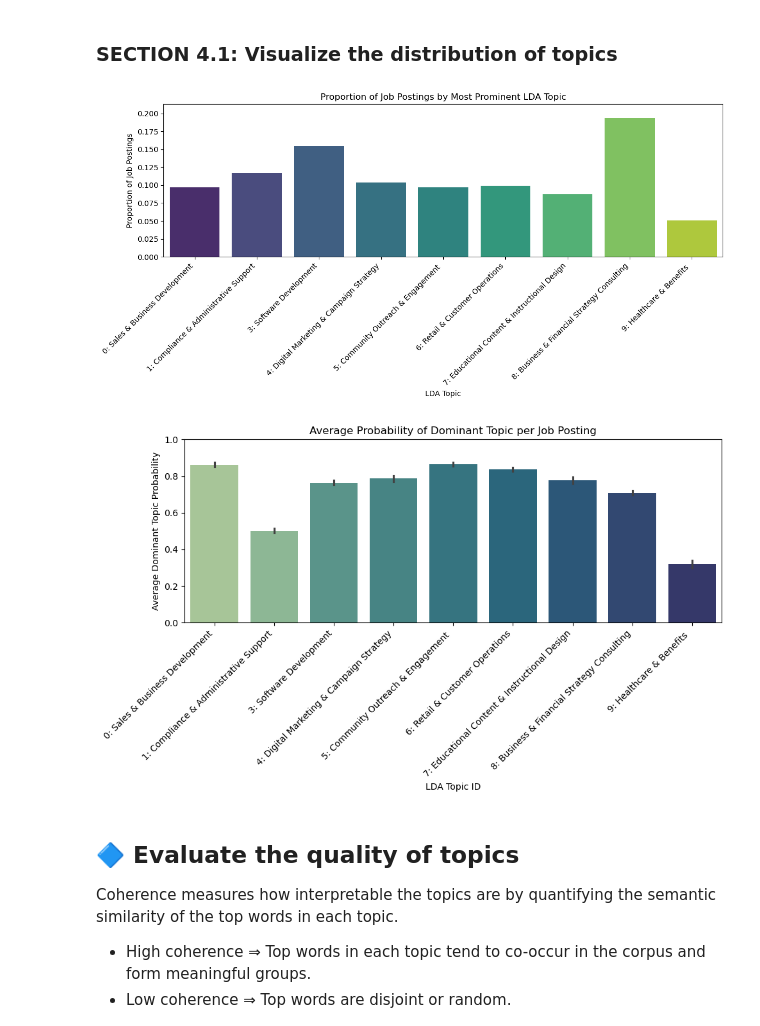
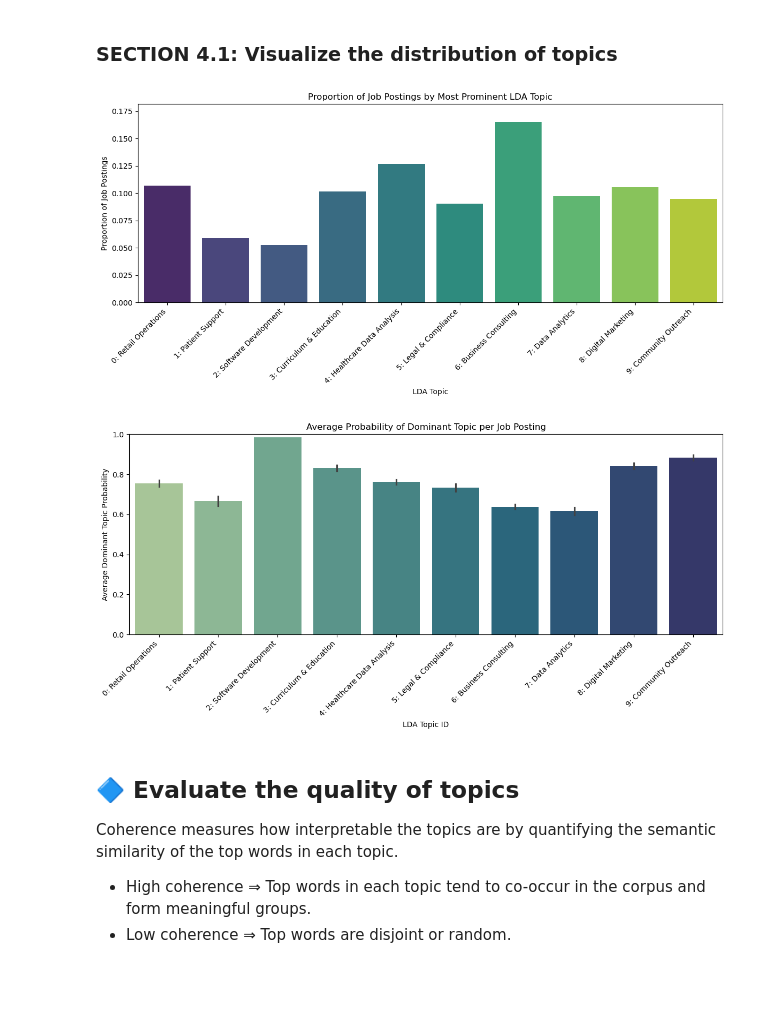
Before and after one commit to yukyungkoh/job-postings-data-project, a Jupyter notebook: 1_categorize-jobs/3_approach3-unsupervised.ipynb, the cells around one changed output. Saved outputs shown, nothing was run; the diff lists cells and outputs as text; code cells hidden in the pictures; blank space fills up the shorter version.

```diff
--- a/1_categorize-jobs/3_approach3-unsupervised.ipynb
+++ b/1_categorize-jobs/3_approach3-unsupervised.ipynb
@@ -573,23 +573,20 @@ import seaborn as sns
 
 # Define topic labels excluding topic 2
 topic_labels_filtered = {
-    0: "0: Sales & Business Development",
-    1: "1: Compliance & Administrative Support",
-    2: "2: Data Analytics & Visualization",
-    3: "3: Software Development",
-    4: "4: Digital Marketing & Campaign Strategy",
-    5: "5: Community Outreach & Engagement ",
-    6: "6: Retail & Customer Operations",
-    7: "7: Educational Content & Instructional Design",
-    8: "8: Business & Financial Strategy Consulting",
-    9: "9: Healthcare & Benefits ",
+    0: "0: Retail Operations",
+    1: "1: Patient Support",
+    2: "2: Software Development",
+    3: "3: Curriculum & Education",
+    4: "4: Healthcare Data Analysis",
+    5: "5: Legal & Compliance",
+    6: "6: Business Consulting",
+    7: "7: Data Analytics",
+    8: "8: Digital Marketing",
+    9: "9: Community Outreach",
 }
 
-# Filter out topic 2
-posting_filtered = posting_df[posting_df["lda_topic_1st"] != 2]
-
 # Count topic frequencies and normalize to proportions
-topic_counts = posting_filtered["lda_topic_1st"].value_counts(normalize=True).sort_index()
+topic_counts = posting_df["lda_topic_1st"].value_counts(normalize=True).sort_index()
 
 # Create DataFrame for plotting
 topic_df = topic_counts.reset_index()
@@ -598,7 +595,13 @@ topic_df["label"] = topic_df["topic_id"].map(topic_labels_filtered)
 
 # Plot
 plt.figure(figsize=(12, 6))
-sns.barplot(x="label", y="proportion", data=topic_df, palette="viridis",  hue="label", legend=False)
+sns.barplot(
+    x="label",
+    y="proportion",
+    data=topic_df,
+    palette="viridis",
+    hue="label",
+legend=False)
 
 plt.title("Proportion of Job Postings by Most Prominent LDA Topic")
 plt.xlabel("LDA Topic")
@@ -609,38 +612,38 @@ plt.ylim(0, topic_df["proportion"].max() * 1.1)
 plt.tight_layout()
 plt.show()
 # %% [output]
-[figure, old version]
+[figure, new version]
 # %%
 # --------------------------------------
 # Step 2: Average topic probability for the most dominant topics
 # --------------------------------------
-plt.figure(figsize=(10, 6))
+plt.figure(figsize=(12, 6))
 sns.barplot(
     x="lda_topic_1st",
     y="lda_topic_1st_prob",
-    data=posting_filtered,
+    data=posting_df,
     estimator='mean',
     palette="crest",
     hue="lda_topic_1st",
     legend=False
 )
 plt.title("Average Probability of Dominant Topic per Job Posting")
 plt.xlabel("LDA Topic ID")
 plt.ylabel("Average Dominant Topic Probability")
 plt.ylim(0, 1)
 
 # Sort x labels to match actual plotted categories
-sorted_topic_ids = sorted(posting_filtered["lda_topic_1st"].dropna().unique())
+sorted_topic_ids = sorted(posting_df["lda_topic_1st"].dropna().unique())
 plt.xticks(
     ticks=range(len(sorted_topic_ids)),
     labels=[topic_labels_filtered[tid] for tid in sorted_topic_ids],
     rotation=45,
     ha='right'
 )
 plt.tight_layout()
 plt.show()
 # %% [output]
-[figure, old version]
+[figure, new version]
 # %% [markdown]
 ## 🔷 Evaluate the quality of topics
 
```
Also changed, not shown: parts of 15 cells of this notebook, 2 other files.
